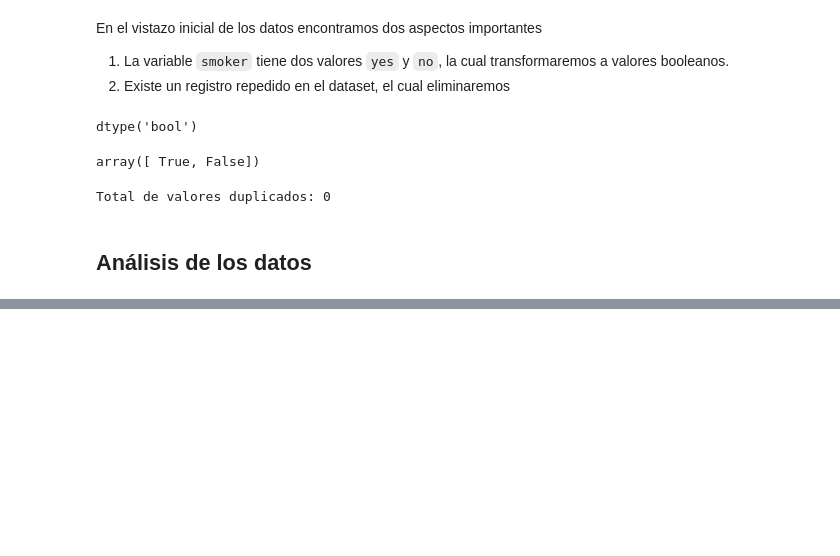
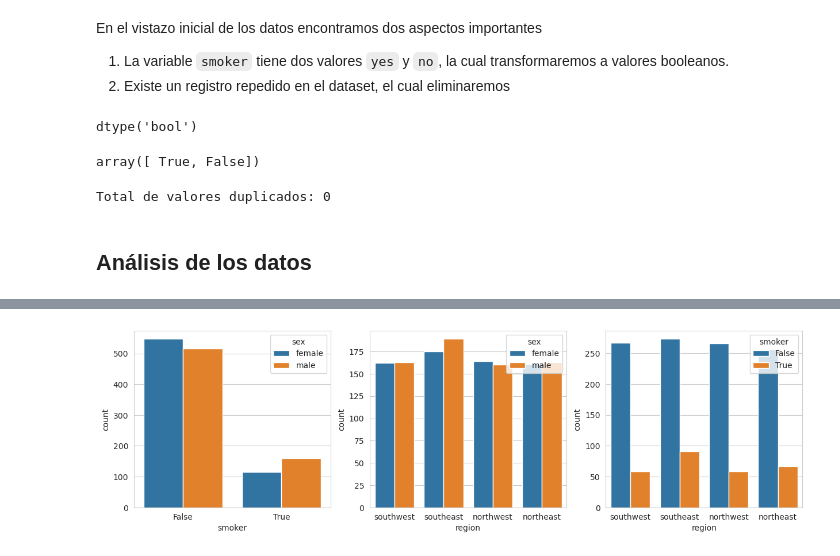
Before and after one commit to pahoalapizco/regression_with_python, a Jupyter notebook: notebooks/1.0-regresion-lineal_python-insurance_cost_prediction.ipynb, the cells around one changed output, grey strips where cells are left out. Cells and saved outputs as stored; diff of their text form; code cells hidden in the pictures; blank space fills up the shorter version.

```diff
--- a/notebooks/1.0-regresion-lineal_python-insurance_cost_prediction.ipynb
+++ b/notebooks/1.0-regresion-lineal_python-insurance_cost_prediction.ipynb
@@ -140,0 +170,21 @@ Total de valores duplicados: 0
+# %%
+combinations = [
+  { "col": "smoker", "hue": "sex"},
+  { "col": "region", "hue": "sex"},
+  { "col": "region", "hue": "smoker"}
+]
+
+fig, axes = plt.subplots(nrows=1, ncols=3, figsize=(15,4))
+
+axes=axes.flatten()
+
+for ax, comb in zip(axes, combinations):
+  sns.countplot(
+    data=df,
+    x=comb["col"],
+    # kind="count",
+    hue=comb["hue"],
+    ax=ax
+  )
+# %% [output]
+[figure, added]
```
Also changed, not shown: parts of 3 cells of this notebook.
